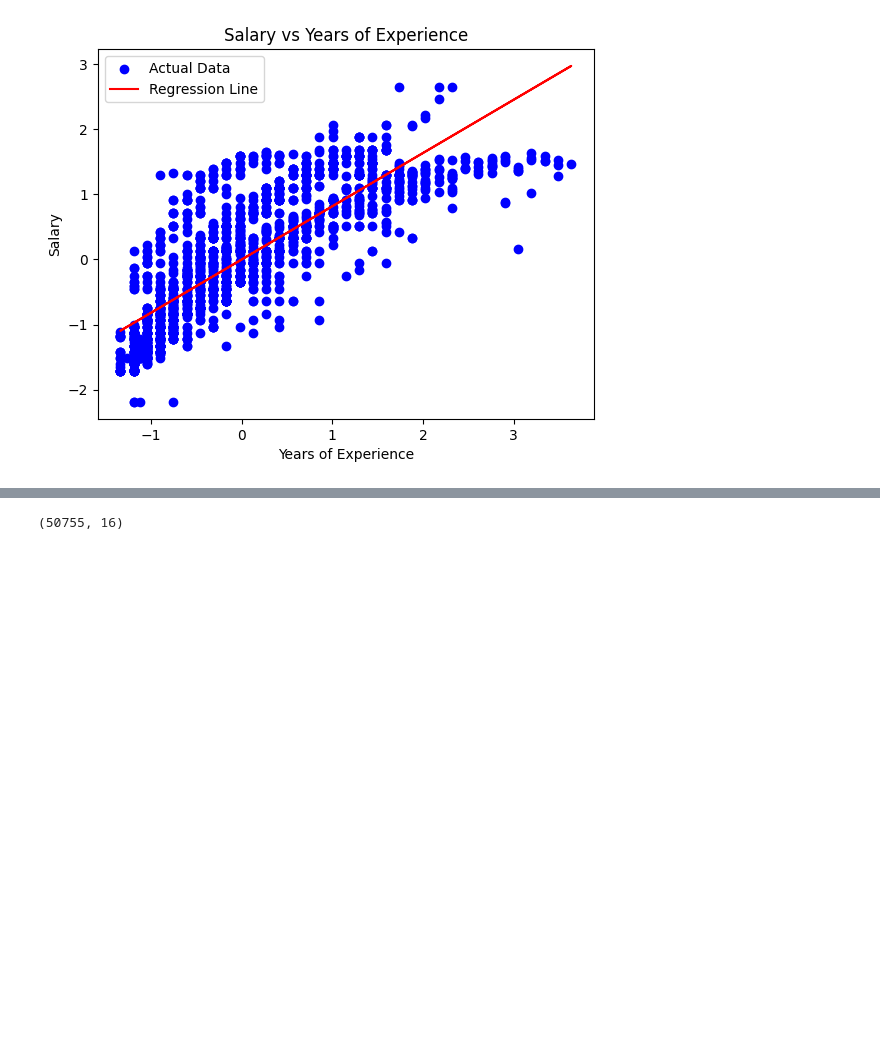
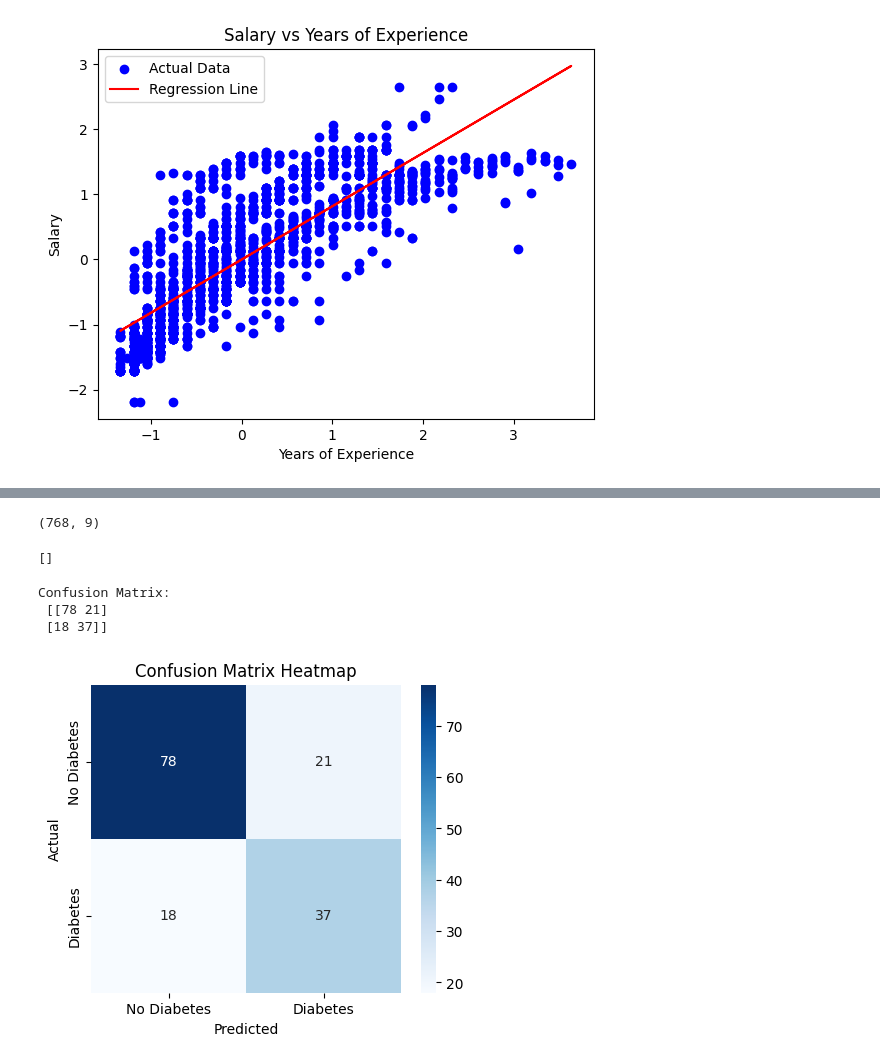
Before and after one commit to Spandana2704/ML, a Jupyter notebook: MLW5.ipynb, the cells around one changed output, grey strips where cells are left out. Drawn from its saved outputs; the diff is of its cells as text; code cells hidden in the pictures; blank space fills up the shorter version.

```diff
--- a/MLW5.ipynb
+++ b/MLW5.ipynb
@@ -103,5 +150,14 @@ Regression equation: Salary = -0.00 + 0.82 * YearsExperience
 # %%
-df=pd.read_csv("/content/car_price_prediction.csv")
+df=pd.read_csv('/content/diabetes_DT.csv')
 df.shape
 # %% [output]
-(50755, 16)
+(768, 9)
+# %%
+[col for col in df.columns if df[col].isnull().sum()>0] #check if there is null data
+# %% [output]
+[]
+# %%
+df=df.drop_duplicates()
+# %%
+X= df.drop(labels=['Outcome'],axis=1) #input variables
+y=df['Outcome'] #output variable
@@ -107,0 +172,21 @@ df.shape
+# %%
+X_train, X_test, y_train, y_test = train_test_split(X, y, test_size=0.2, random_state=42)
+model = LogisticRegression(max_iter=1000)
+model.fit(X_train, y_train)
+y_pred = model.predict(X_test)
+y_prob = model.predict_proba(X_test)[:, 1]
+# %%
+cm = confusion_matrix(y_test, y_pred)
+print("Confusion Matrix:\n", cm)
+
+plt.figure(figsize=(5, 4))
+sns.heatmap(cm, annot=True, fmt="d", cmap="Blues", xticklabels=['No Diabetes', 'Diabetes'], yticklabels=['No Diabetes', 'Diabetes'])
+plt.xlabel('Predicted')
+plt.ylabel('Actual')
+plt.title('Confusion Matrix Heatmap')
+plt.show()
+# %% [output]
+Confusion Matrix:
+ [[78 21]
+ [18 37]]
+[figure, added]
```
Also changed, not shown: parts of 6 cells of this notebook.
